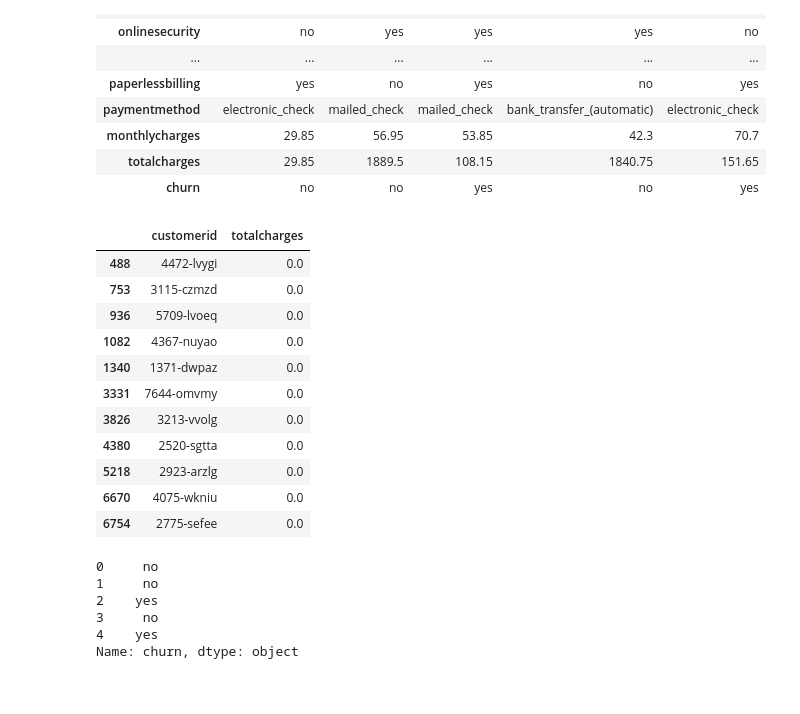
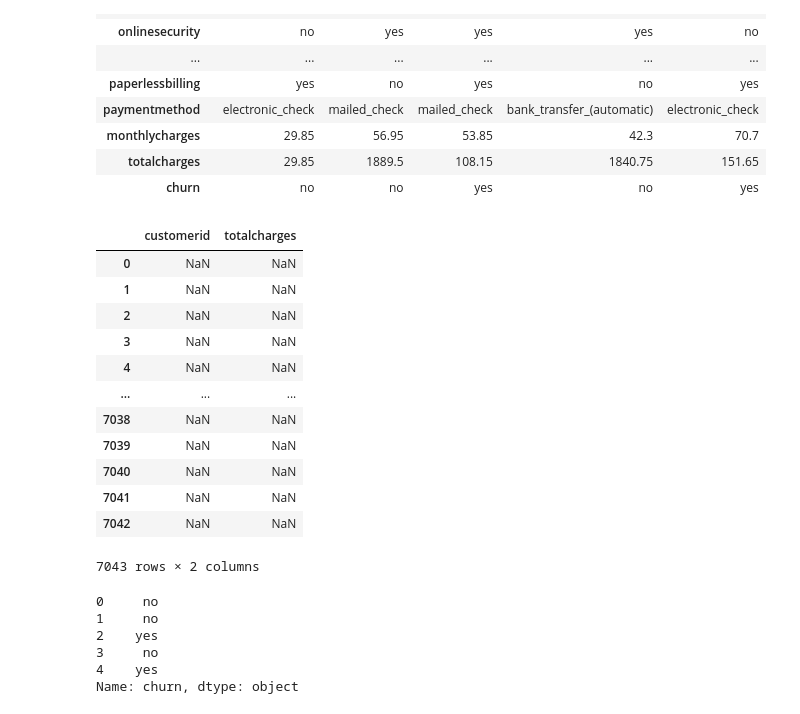
Before and after one commit to moonrayspex/machine-learning-dtzc-homework, a Jupyter notebook: 03-churn/03_churn.ipynb, the cells around one changed output. Drawn from its saved outputs; the diff is of its cells as text; code cells hidden in the pictures.

```diff
--- a/03-churn/03_churn.ipynb
+++ b/03-churn/03_churn.ipynb
@@ -86,20 +86,21 @@ df.head().T
 tc = pd.to_numeric(df.totalcharges, errors='coerce')
 # %%
 #view nulls
-df[tc.isnull()][['customerid','totalcharges']]
+df[df.isnull()][['customerid','totalcharges']]
 # %% [output]
 |  | customerid | totalcharges |
-| 488 | 4472-lvygi | 0.0 |
-| 753 | 3115-czmzd | 0.0 |
-| 936 | 5709-lvoeq | 0.0 |
-| 1082 | 4367-nuyao | 0.0 |
-| 1340 | 1371-dwpaz | 0.0 |
-| 3331 | 7644-omvmy | 0.0 |
-| 3826 | 3213-vvolg | 0.0 |
-| 4380 | 2520-sgtta | 0.0 |
-| 5218 | 2923-arzlg | 0.0 |
-| 6670 | 4075-wkniu | 0.0 |
-| 6754 | 2775-sefee | 0.0 |
+| 0 | NaN | NaN |
+| 1 | NaN | NaN |
+| 2 | NaN | NaN |
+| 3 | NaN | NaN |
+| 4 | NaN | NaN |
+| ... | ... | ... |
+| 7038 | NaN | NaN |
+| 7039 | NaN | NaN |
+| 7040 | NaN | NaN |
+| 7041 | NaN | NaN |
+| 7042 | NaN | NaN |
+7043 rows × 2 columns
 # %%
 df.totalcharges = pd.to_numeric(df.totalcharges, errors='coerce')
 # %%
```
Also changed, not shown: parts of 58 cells of this notebook.
